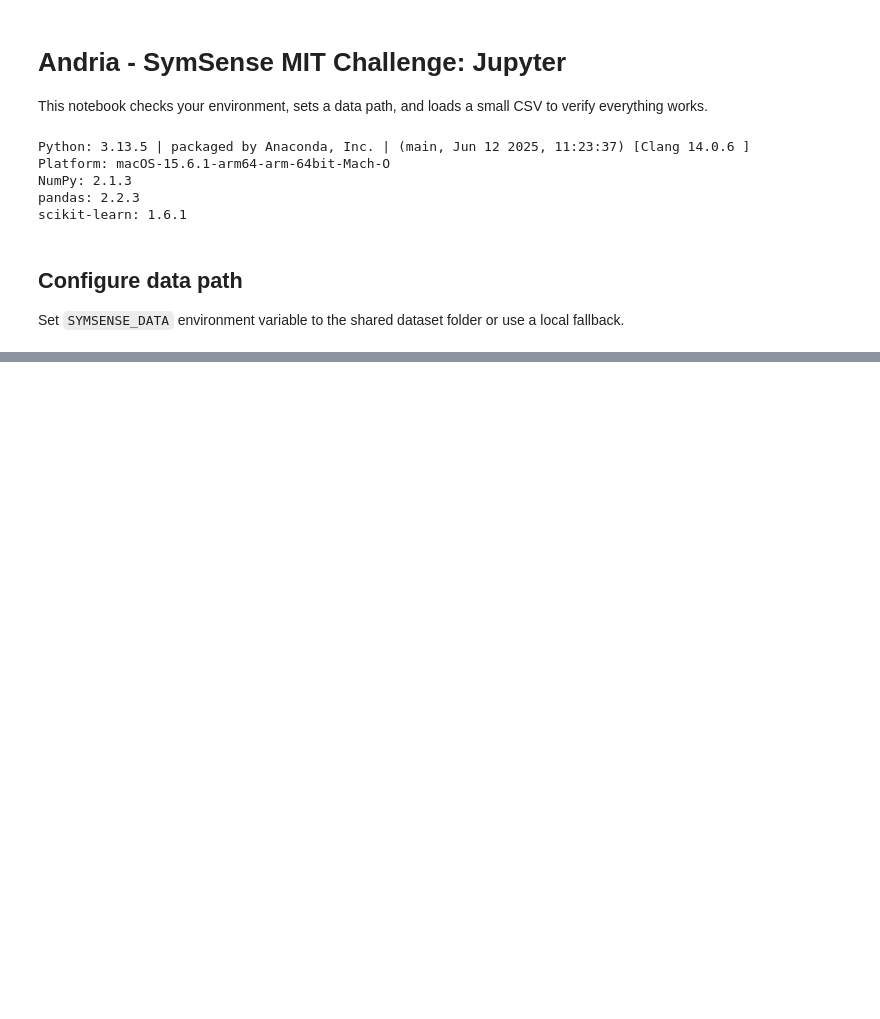
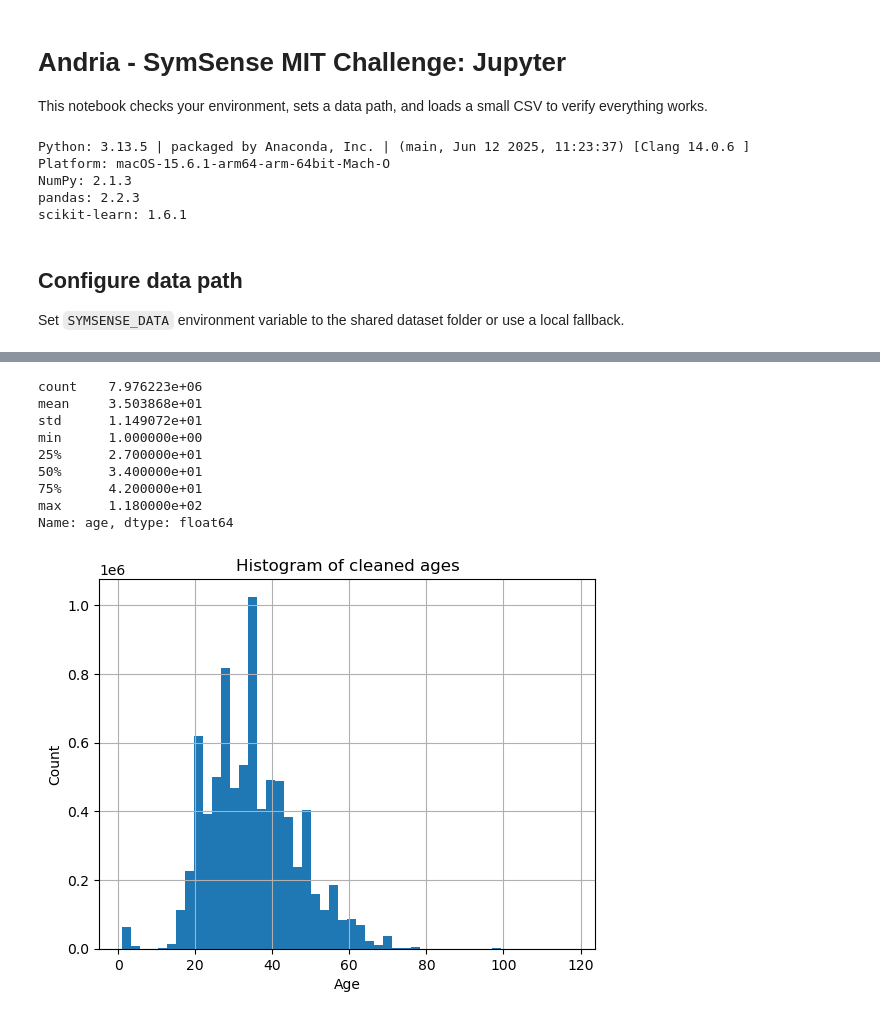
Before and after one commit to SymSenseAI/symsense-mit-challenge-2025-Jupyter-first, a Jupyter notebook: symsense-mit-challenge-2025-Jupyter-first/notebooks/andria_datacleaning.ipynb, the cells around one changed output, grey strips where cells are left out. Drawn from its saved outputs; the diff is of its cells as text; code cells hidden in the pictures; blank space fills up the shorter version.

Commit message:
rm NaN values and normalization

```diff
--- a/symsense-mit-challenge-2025-Jupyter-first/notebooks/andria_datacleaning.ipynb
+++ b/symsense-mit-challenge-2025-Jupyter-first/notebooks/andria_datacleaning.ipynb
@@ -24,13 +24,9 @@ scikit-learn: 1.6.1
 Set `SYMSENSE_DATA` environment variable to the shared dataset folder or use a local fallback.
 # %%
 import os, pandas as pd
-DATA_ROOT = os.getenv("SYMSENSE_DATA", "data/raw")
-print("DATA_ROOT:", DATA_ROOT)
-# Example: try reading a small CSV if present
-example = os.path.join(DATA_ROOT, "example.csv")
-if os.path.exists(example):
-    df = pd.read_csv(example)
-    display(df.head())
-else:
-    print("Place a small CSV at:", example)
+print(os.getcwd())
+DATA_ROOT = os.getenv("SYMSENSE_DATA", "../data/raw")
+dataset_file = os.path.join(DATA_ROOT, "export.csv")
+df = pd.read_csv(dataset_file)
+display(df.head())
 # %% [output]
@@ -43,0 +107,30 @@ Place a small CSV at: data/raw/example.csv
+# %%
+df.isnull().sum()
+
+#HANDLING AGE
+print(df['age'].describe())
+#found invalid ages
+df.loc[df['age'] <= 0, 'age'] = pd.NA
+df.loc[df['age'] > 120, 'age'] = pd.NA
+
+#filling in missing values
+df['age'] = df['age'].fillna(df['age'].median())
+
+import matplotlib.pyplot as plt
+
+df['age'].hist(bins=50)
+plt.xlabel("Age")
+plt.ylabel("Count")
+plt.title("Histogram of cleaned ages")
+plt.show()
+# %% [output]
+count    7.976223e+06
+mean     3.503868e+01
+std      1.149072e+01
+min      1.000000e+00
+25%      2.700000e+01
+50%      3.400000e+01
+75%      4.200000e+01
+max      1.180000e+02
+Name: age, dtype: float64
+[figure, added]
```
Also changed, not shown: parts of 12 cells of this notebook.
